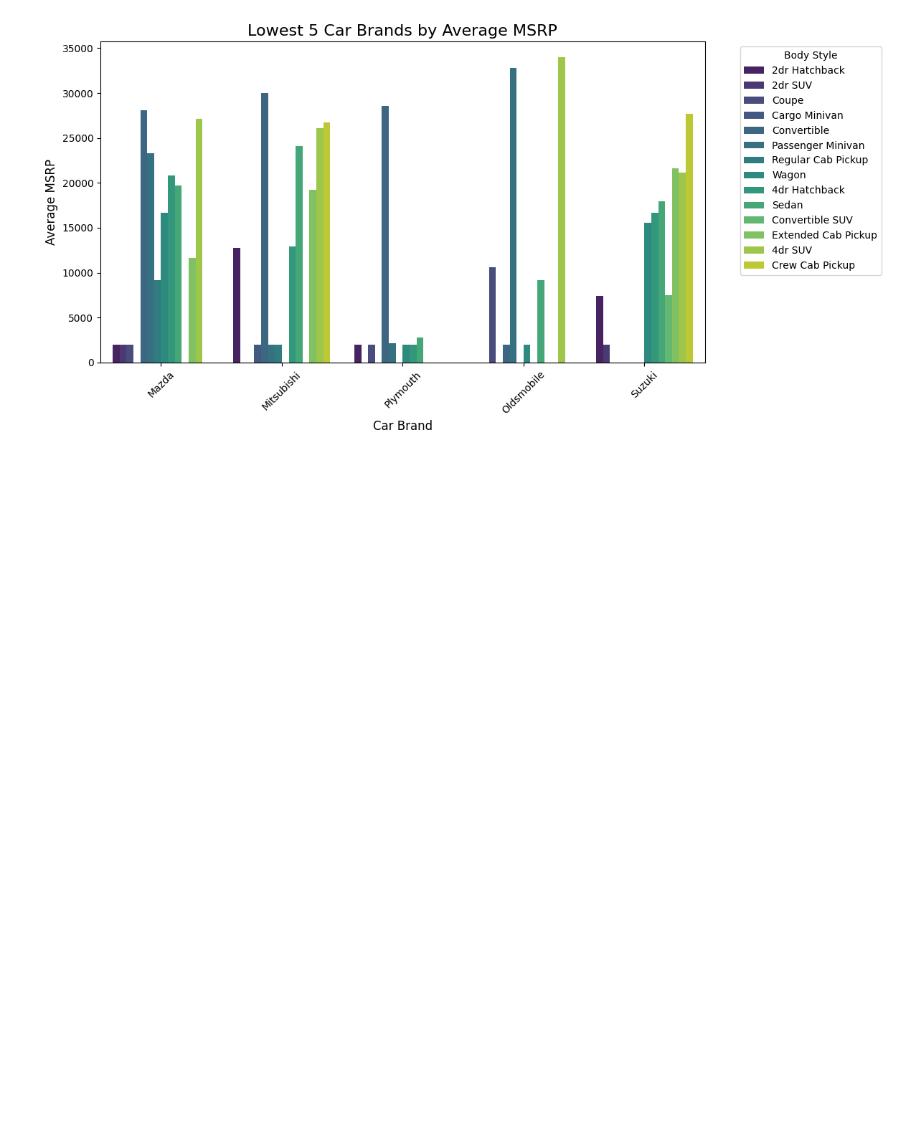
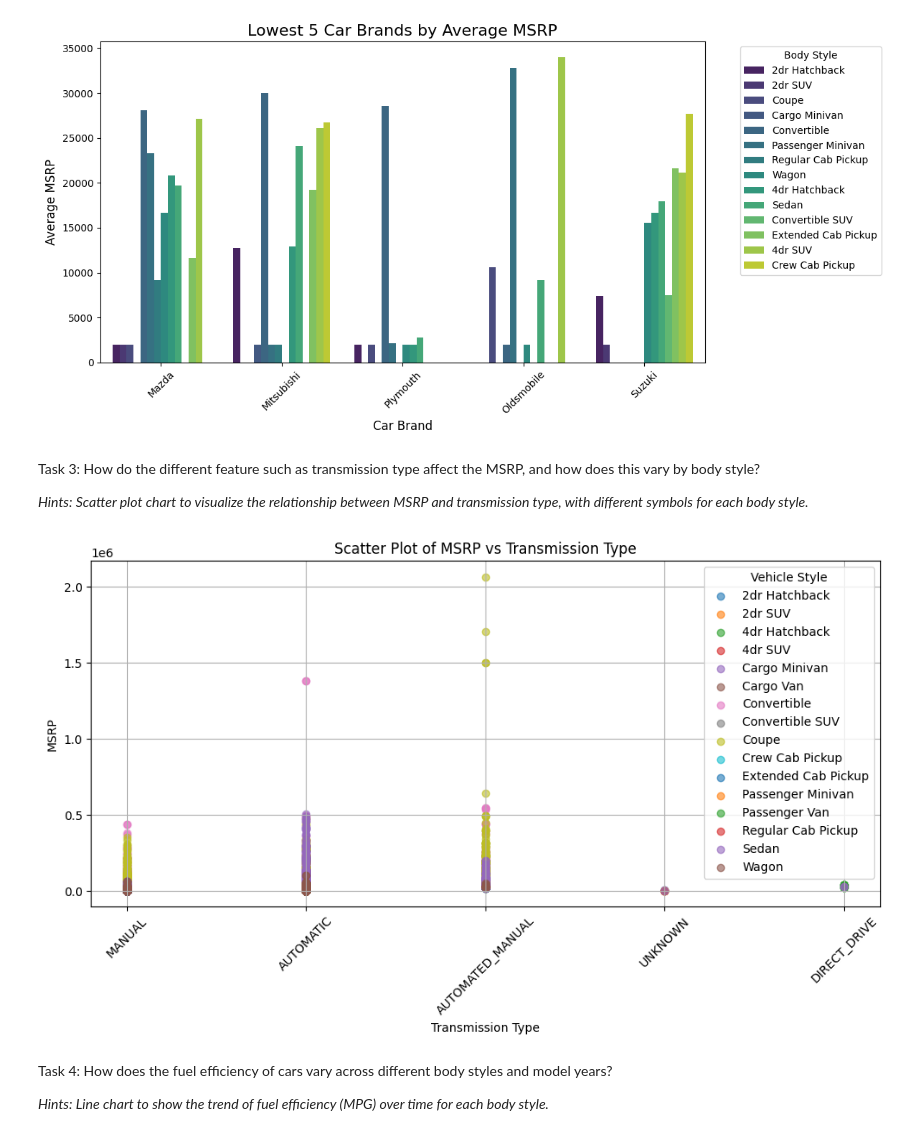
Before and after one commit to Jagandeep-Singh/Car-Reports, a Jupyter notebook: Analysis.ipynb, the cells around one changed output. Cells and saved outputs as stored; diff of their text form; code cells hidden in the pictures; blank space fills up the shorter version.

```diff
--- a/Analysis.ipynb
+++ b/Analysis.ipynb
@@ -229,3 +237,41 @@ plt.tight_layout()
 plt.show()
 # %% [output]
 [figure]
+# %% [markdown]
+Task 3: How do the different feature such as transmission type affect the MSRP, and how does this vary by body style?
+
+_Hints: Scatter plot chart to visualize the relationship between MSRP and transmission type, with different symbols for each body style._
+# %%
+# Step 1: Import Required Libraries
+import pandas as pd
+import matplotlib.pyplot as plt
+
+# Step 2: Load the CSV File
+# Load the car_data CSV file
+df = pd.read_csv('car_data.csv')
+
+# Step 3: Create the Scatter Plot
+# Create a scatter plot for MSRP vs Transmission Type
+plt.figure(figsize=(10, 6))
+
+# Create a scatter plot for each vehicle style
+for vehicle_style, group in df.groupby('Vehicle Style'):
+    plt.scatter(group['Transmission Type'], group['MSRP'], label=vehicle_style, alpha=0.6)
+
+# Adding labels and title
+plt.title('Scatter Plot of MSRP vs Transmission Type')
+plt.xlabel('Transmission Type')
+plt.ylabel('MSRP')
+plt.xticks(rotation=45)  # Rotate x-axis labels if needed
+plt.legend(title='Vehicle Style')
+plt.grid(True)
+
+# Show the plot
+plt.tight_layout()
+plt.show()
+# %% [output]
+[figure, added]
+# %% [markdown]
+Task 4: How does the fuel efficiency of cars vary across different body styles and model years?
+
+_Hints: Line chart to show the trend of fuel efficiency (MPG) over time for each body style._
```
Also changed, not shown: parts of 3 cells of this notebook.
